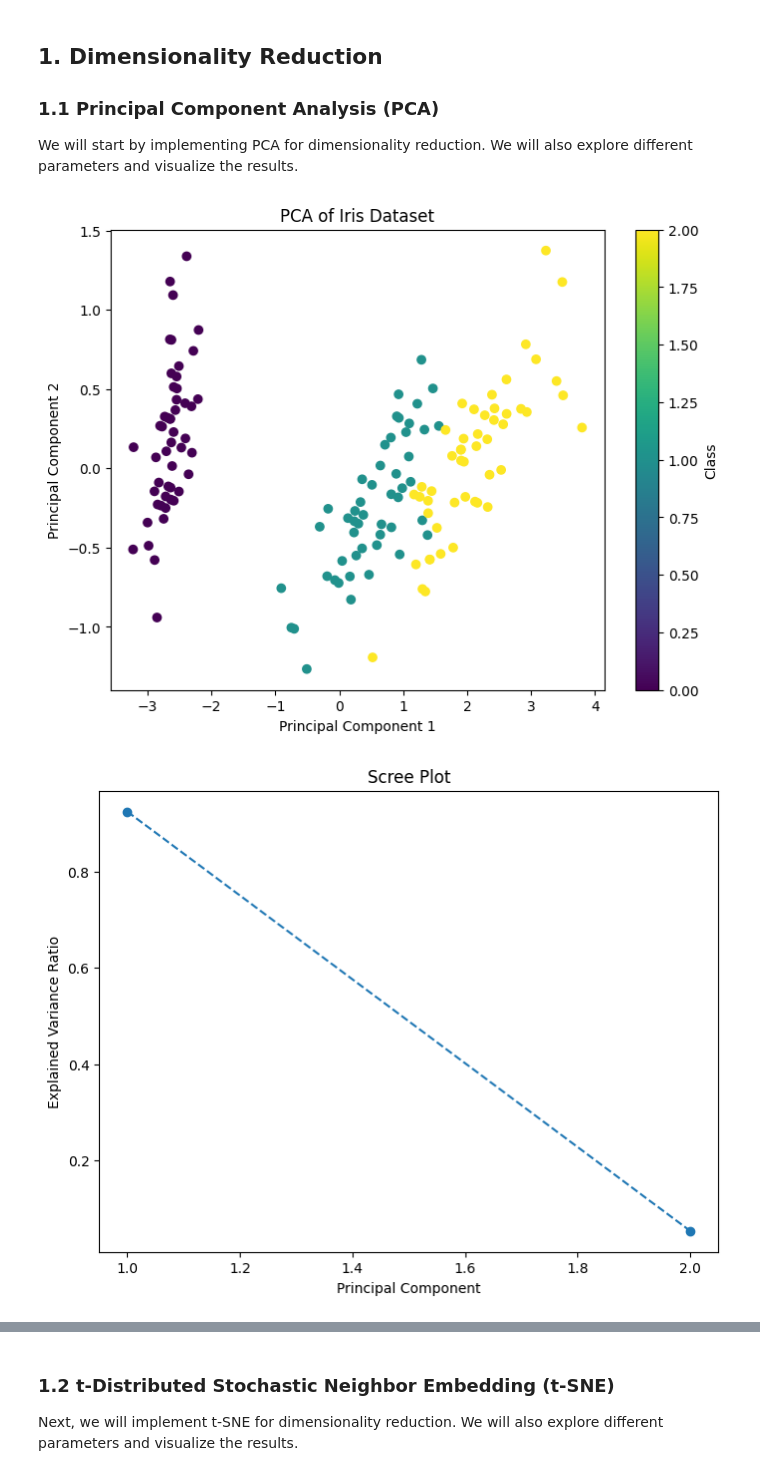
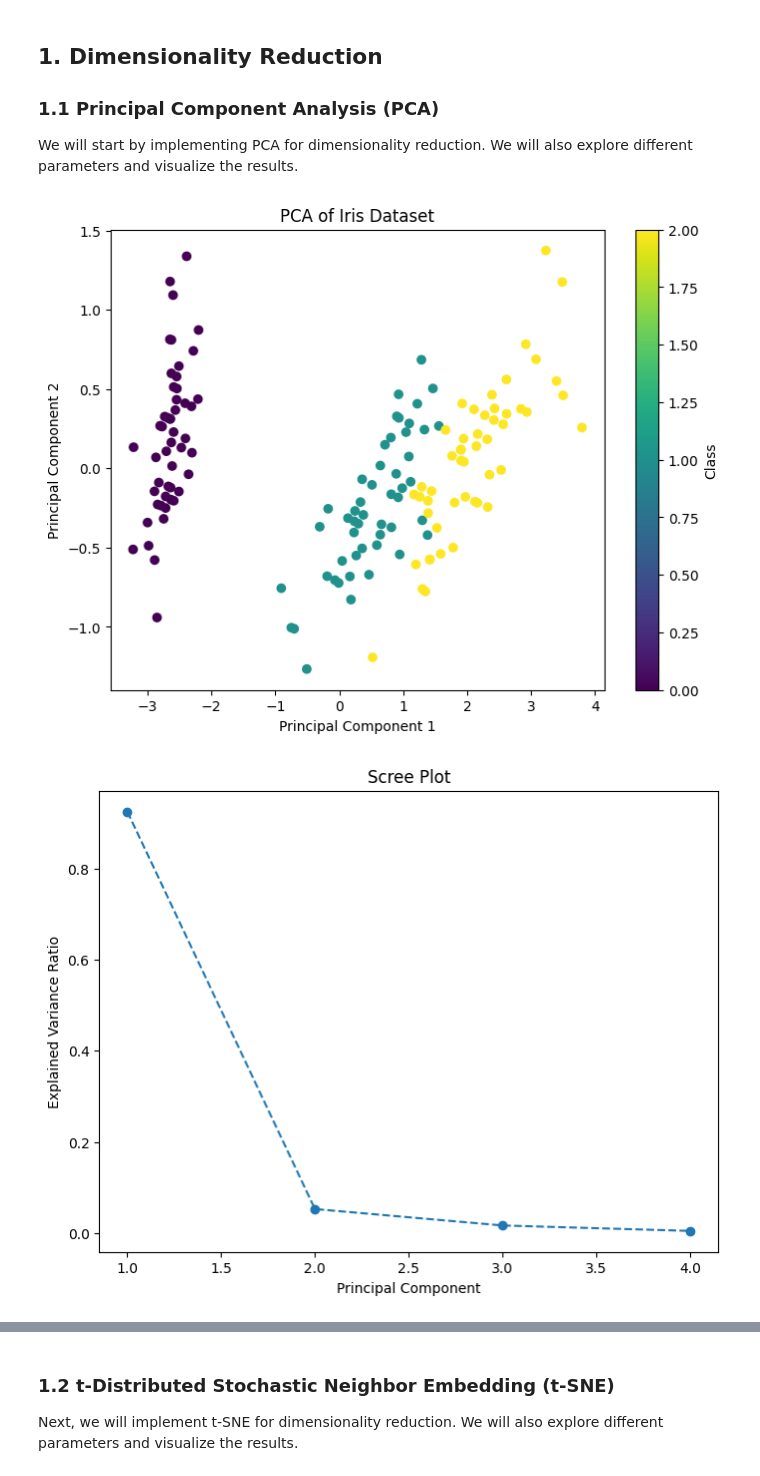
Before and after one commit to r-shadoff/BINF5507, a Jupyter notebook: Labs/Lab6.ipynb, the cells around one changed output, grey strips where cells are left out. Saved outputs shown, nothing was run; the diff lists cells and outputs as text; code cells hidden in the pictures.

```diff
--- a/Labs/Lab6.ipynb
+++ b/Labs/Lab6.ipynb
@@ -23,35 +23,35 @@ import seaborn as sns
 from sklearn.datasets import load_iris
 from sklearn.decomposition import PCA
 
 # Load the Iris dataset
 iris = load_iris()
 X = iris.data
 y = iris.target
 
 # Perform PCA
-pca = PCA(n_components=2)
+pca = PCA(n_components=4)
 X_pca = pca.fit_transform(X)
 
 # Plot the results
 plt.figure(figsize=(8, 6))
 plt.scatter(X_pca[:, 0], X_pca[:, 1], c=y, cmap='viridis')
 plt.xlabel('Principal Component 1')
 plt.ylabel('Principal Component 2')
 plt.title('PCA of Iris Dataset')
 plt.colorbar(label='Class')
 plt.show()
 
 # Scree plot
 explained_variance = pca.explained_variance_ratio_
 plt.figure(figsize=(8, 6))
 plt.plot(range(1, len(explained_variance) + 1), explained_variance, marker='o', linestyle='--')
 plt.xlabel('Principal Component')
 plt.ylabel('Explained Variance Ratio')
 plt.title('Scree Plot')
 plt.show()
 # %% [output]
 [figure]
-[figure, old version]
+[figure, new version]
 # %% [markdown]
 ### Questions for Exploration
 
```
Also changed, not shown: parts of 6 cells of this notebook, 1 other file.
